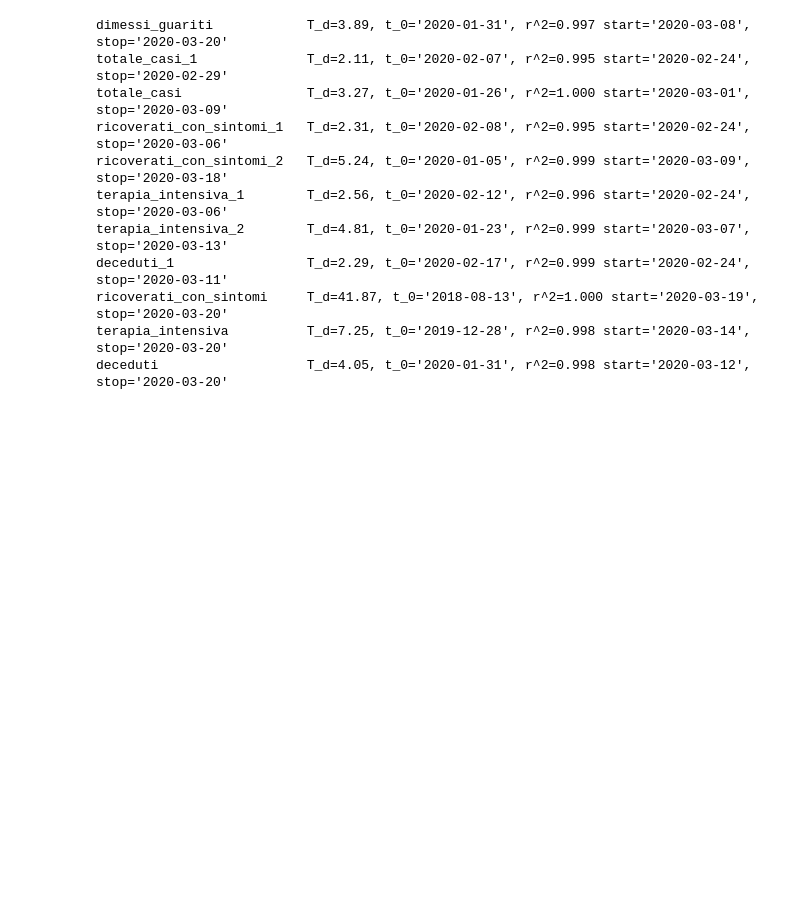
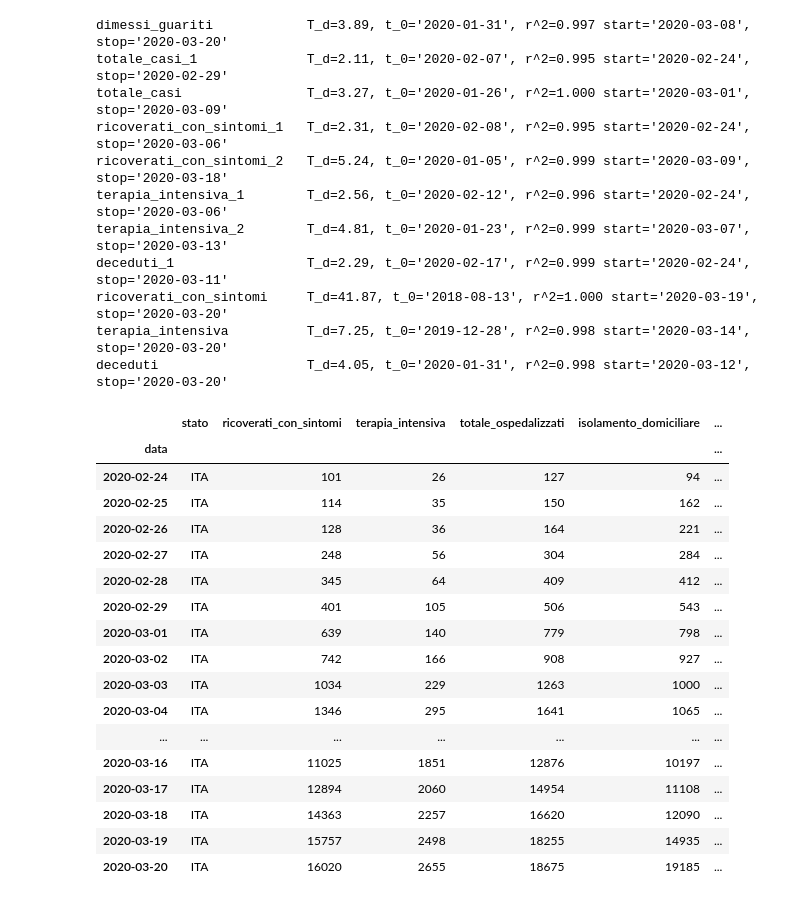
Before and after one commit to alexamici/covid-19-notebooks, a Jupyter notebook: notebooks/italy-situation-report.ipynb, the cells around one changed output. Drawn from its saved outputs; the diff is of its cells as text; code cells hidden in the pictures; blank space fills up the shorter version.

```diff
--- a/notebooks/italy-situation-report.ipynb
+++ b/notebooks/italy-situation-report.ipynb
@@ -127,3 +128,24 @@ deceduti_1                 T_d=2.29, t_0='2020-02-17', r^2=0.999 start='2020-02-
 ricoverati_con_sintomi     T_d=41.87, t_0='2018-08-13', r^2=1.000 start='2020-03-19', stop='2020-03-20'
 terapia_intensiva          T_d=7.25, t_0='2019-12-28', r^2=0.998 start='2020-03-14', stop='2020-03-20'
 deceduti                   T_d=4.05, t_0='2020-01-31', r^2=0.998 start='2020-03-12', stop='2020-03-20'
+# %%
+data_italy
+# %% [output]
+|  | stato | ricoverati_con_sintomi | terapia_intensiva | totale_ospedalizzati | isolamento_domiciliare | ... |
+| data |  |  |  |  |  | ... |
+| 2020-02-24 | ITA | 101 | 26 | 127 | 94 | ... |
+| 2020-02-25 | ITA | 114 | 35 | 150 | 162 | ... |
+| 2020-02-26 | ITA | 128 | 36 | 164 | 221 | ... |
+| 2020-02-27 | ITA | 248 | 56 | 304 | 284 | ... |
+| 2020-02-28 | ITA | 345 | 64 | 409 | 412 | ... |
+| 2020-02-29 | ITA | 401 | 105 | 506 | 543 | ... |
+| 2020-03-01 | ITA | 639 | 140 | 779 | 798 | ... |
+| 2020-03-02 | ITA | 742 | 166 | 908 | 927 | ... |
+| 2020-03-03 | ITA | 1034 | 229 | 1263 | 1000 | ... |
+| 2020-03-04 | ITA | 1346 | 295 | 1641 | 1065 | ... |
+| ... | ... | ... | ... | ... | ... | ... |
+| 2020-03-16 | ITA | 11025 | 1851 | 12876 | 10197 | ... |
+| 2020-03-17 | ITA | 12894 | 2060 | 14954 | 11108 | ... |
+| 2020-03-18 | ITA | 14363 | 2257 | 16620 | 12090 | ... |
+| 2020-03-19 | ITA | 15757 | 2498 | 18255 | 14935 | ... |
+| 2020-03-20 | ITA | 16020 | 2655 | 18675 | 19185 | ... |
```
Also changed, not shown: parts of 1 cell of this notebook, 1 other file.
